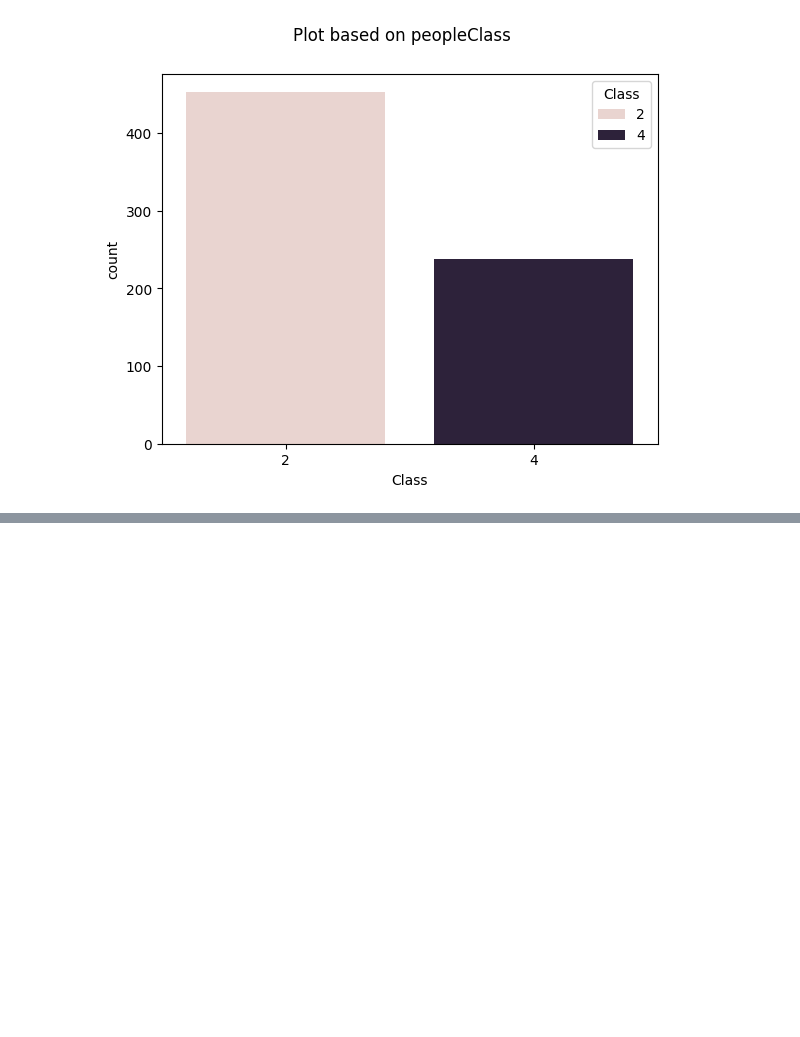
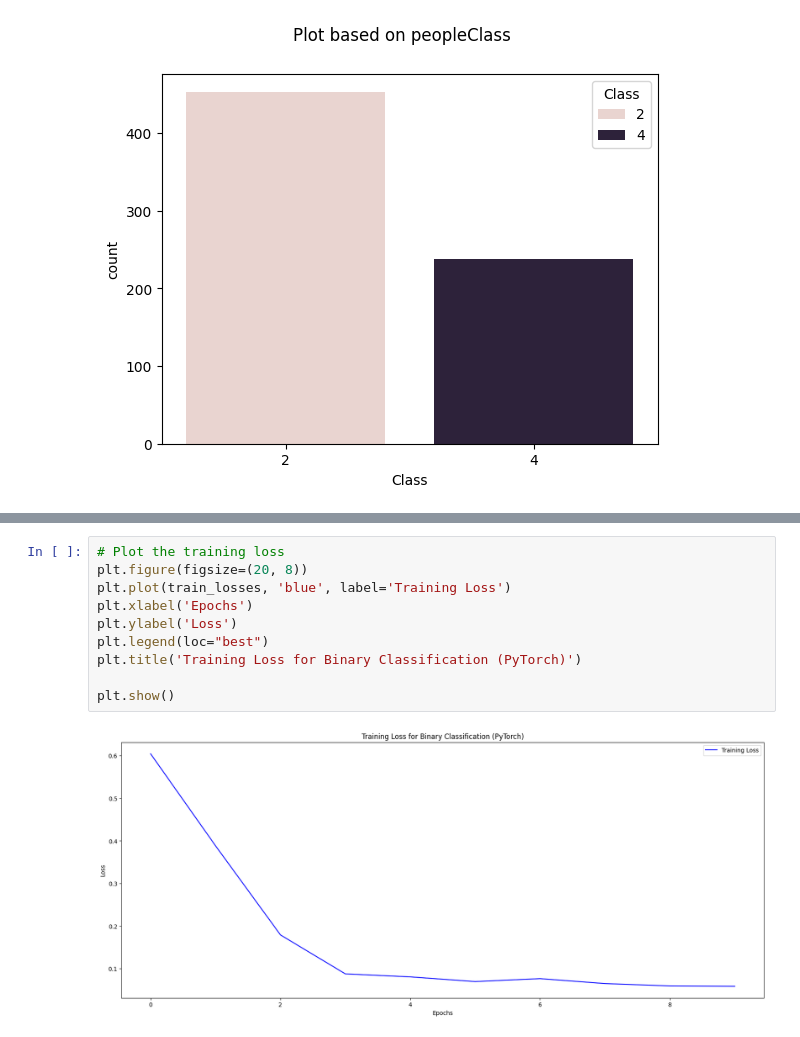
Before and after one commit to alizahedzadeh/Applied-Data-Science-Course-Assignments, a Jupyter notebook: assignments/Assignment 9 Neural Networks/HW9_Neural_Networks.ipynb, the cells around one changed output, grey strips where cells are left out. Drawn from its saved outputs; the diff is of its cells as text; blank space fills up the shorter version.

```diff
--- a/assignments/Assignment 9 Neural Networks/HW9_Neural_Networks.ipynb
+++ b/assignments/Assignment 9 Neural Networks/HW9_Neural_Networks.ipynb
@@ -858,0 +1094,12 @@ for column in df.columns:
+# %%
+# Plot the training loss
+plt.figure(figsize=(20, 8))
+plt.plot(train_losses, 'blue', label='Training Loss')
+plt.xlabel('Epochs')
+plt.ylabel('Loss')
+plt.legend(loc="best")
+plt.title('Training Loss for Binary Classification (PyTorch)')
+
+plt.show()
+# %% [output]
+[figure, added]
```
Also changed, not shown: parts of 47 cells of this notebook.
